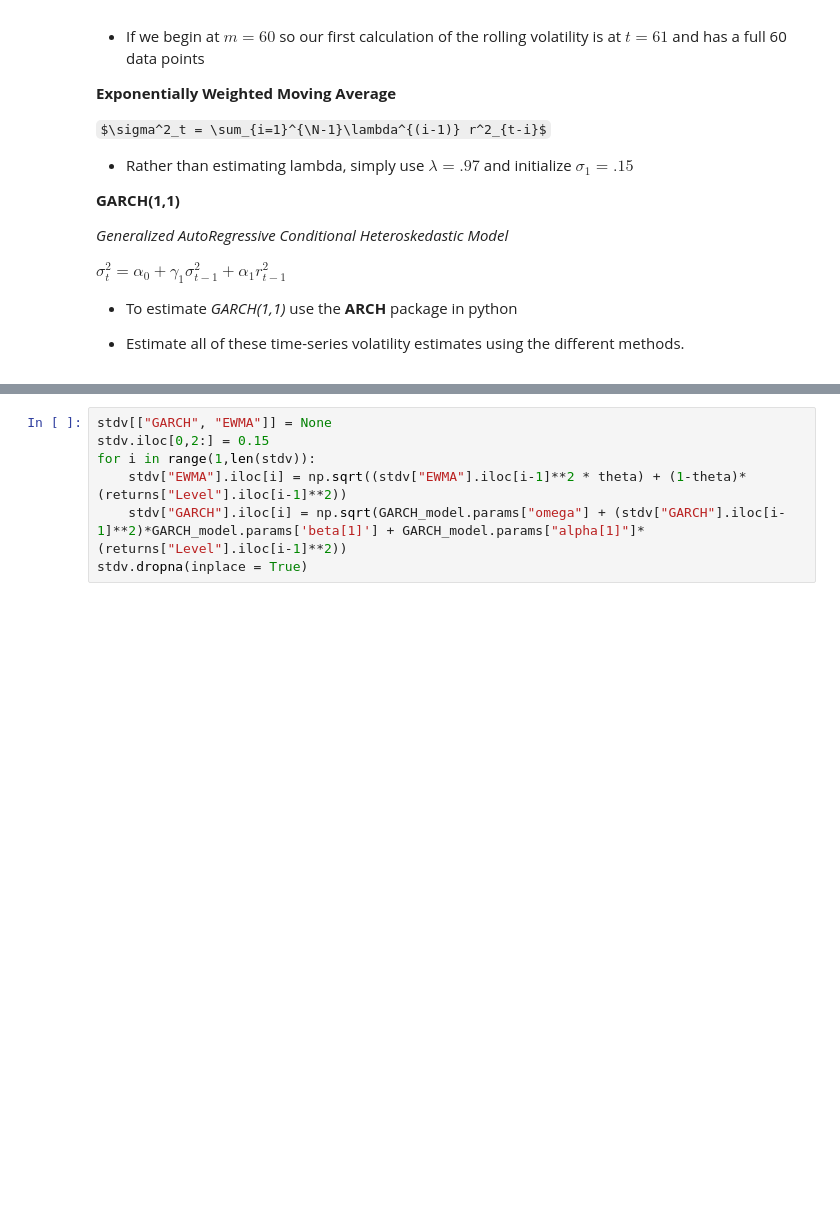
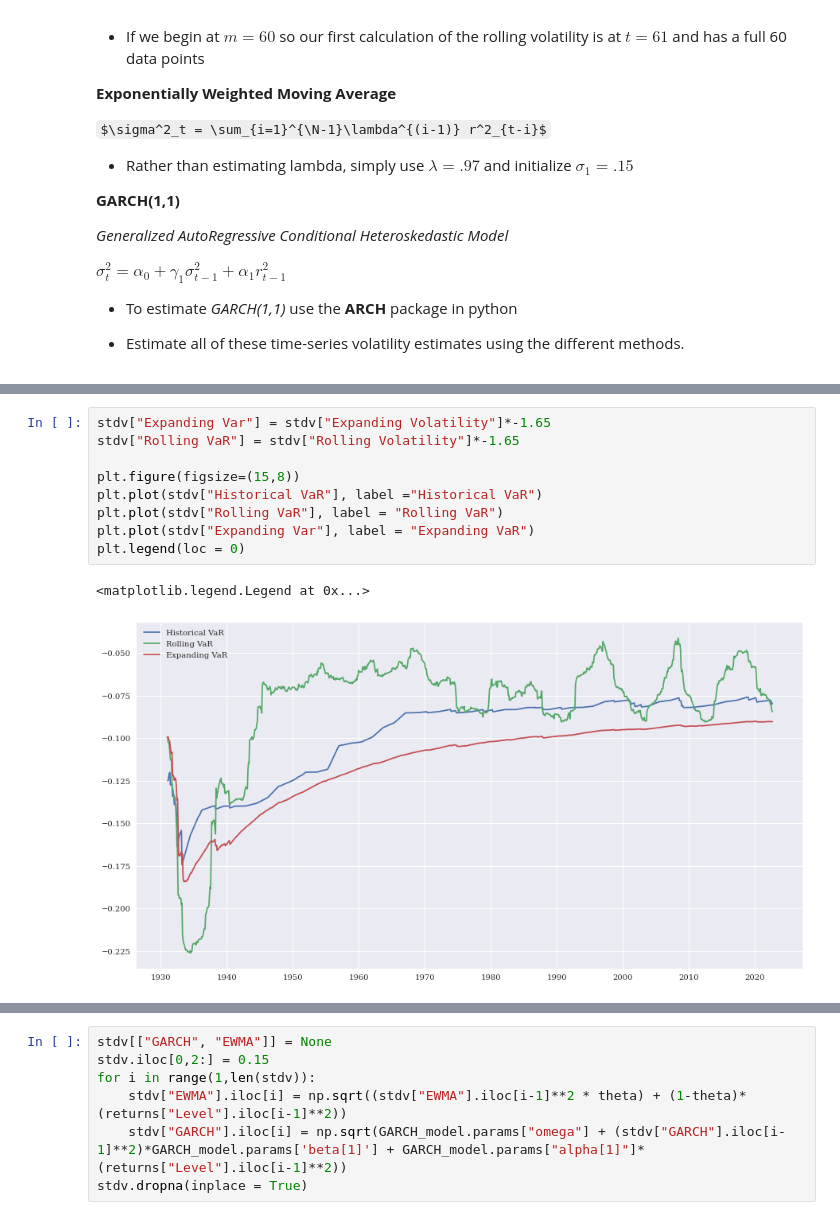
Before and after one commit to dcstein22/portfolio_theory, a Jupyter notebook: Homework_3.ipynb, the cells around one changed output, grey strips where cells are left out. Saved outputs shown, nothing was run; the diff lists cells and outputs as text; some formulas as TeX source; blank space fills up the shorter version.

```diff
--- a/Homework_3.ipynb
+++ b/Homework_3.ipynb
@@ -121,0 +119,12 @@ stdv["Rolling Volatility"] = np.sqrt(returns["Level"].rolling(60).mean())
+# %%
+stdv["Expanding Var"] = stdv["Expanding Volatility"]*-1.65
+stdv["Rolling VaR"] = stdv["Rolling Volatility"]*-1.65
+
+plt.figure(figsize=(15,8))
+plt.plot(stdv["Historical VaR"], label ="Historical VaR")
+plt.plot(stdv["Rolling VaR"], label = "Rolling VaR")
+plt.plot(stdv["Expanding Var"], label = "Expanding VaR")
+plt.legend(loc = 0)
+# %% [output]
+<matplotlib.legend.Legend at 0x...>
+[figure, added]
```
Also changed, not shown: parts of 38 cells of this notebook, 5 other files.
